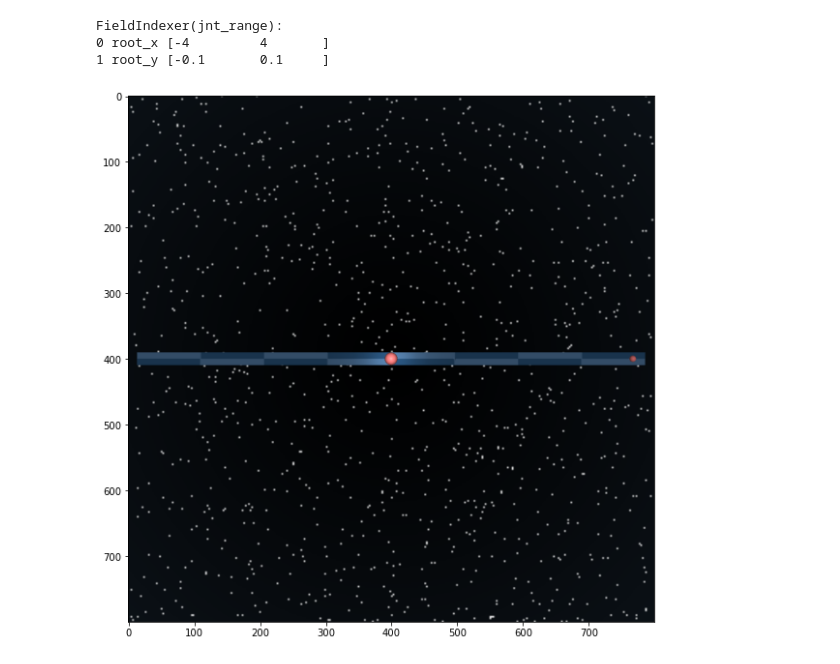
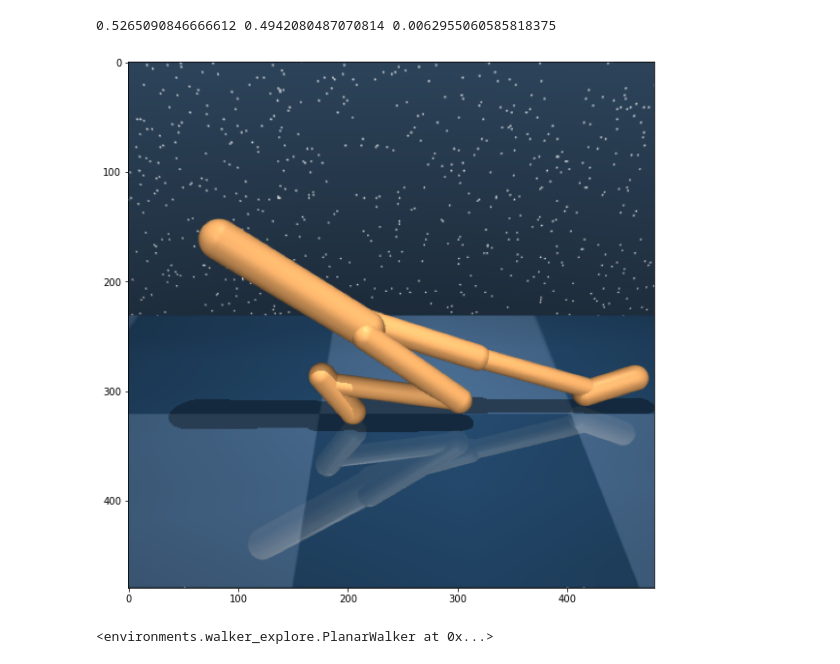
Before and after one commit to willwhitney/exploration-reimplementation, a Jupyter notebook: env dev.ipynb, the cells around one changed output. Drawn from its saved outputs; the diff is of its cells as text; code cells hidden in the pictures.

```diff
--- a/env dev.ipynb
+++ b/env dev.ipynb
@@ -26,11 +27,3 @@ def render(physics, camera_id=None, height=480, width=480, **kwargs):
     img = physics.render(**args)
     plt.figure(figsize = (10,10))
     plt.imshow(img)
-# %%
-reload(manipulator_explore)
-env = suite.load('hallway', 'velocity_4_inverse_distractor')
-timestep = env.reset()
-flat_obs = utils.flatten_observation(timestep.observation)
-# print(env.physics.named.data.qpos[env.task._object_joints])
-# print(select_observations(env.observation_spec(), {'object_pos'}, flat_obs))
-render(env.physics, camera_id="fixed")
@@ -120,14 +30,15 @@ FieldIndexer(geom_size):
-# %%
-physics.named.model.jnt_range
-# %% [output]
-FieldIndexer(jnt_range):
-0 root_x [-4         4       ]
-1 root_y [-0.1       0.1     ]
-# %%
-with physics.reset_context():
-    physics.named.model.geom_pos['wall_x'][0] = -1
-    physics.named.model.geom_pos['wall_neg_x'][0] = 1
-# %%
-render(physics, camera='fixed')
-# %% [output]
-[figure, removed]
+# %%
+reload(walker_explore)
+env = suite.load('walker_explore', 'stand_narrow_sparse')
+env.reset()
+render(env.physics, camera_id='side')
+timestep = env.step(np.zeros(env.action_spec().shape))
+print(env.physics.torso_height(), env.physics.torso_upright(), timestep.reward)
+# print(env.task.get_stand_reward(env.physics))
+# %% [output]
+0.5265090846666612 0.4942080487070814 0.0062955060585818375
+[figure, added]
+# %%
+rewards.tolerance(stand_reward, bounds=(0.1, float('inf')), margin=0.1)
+# %% [output]
+<environments.walker_explore.PlanarWalker at 0x...>
```
Also changed, not shown: parts of 22 cells of this notebook, 8 other files.
